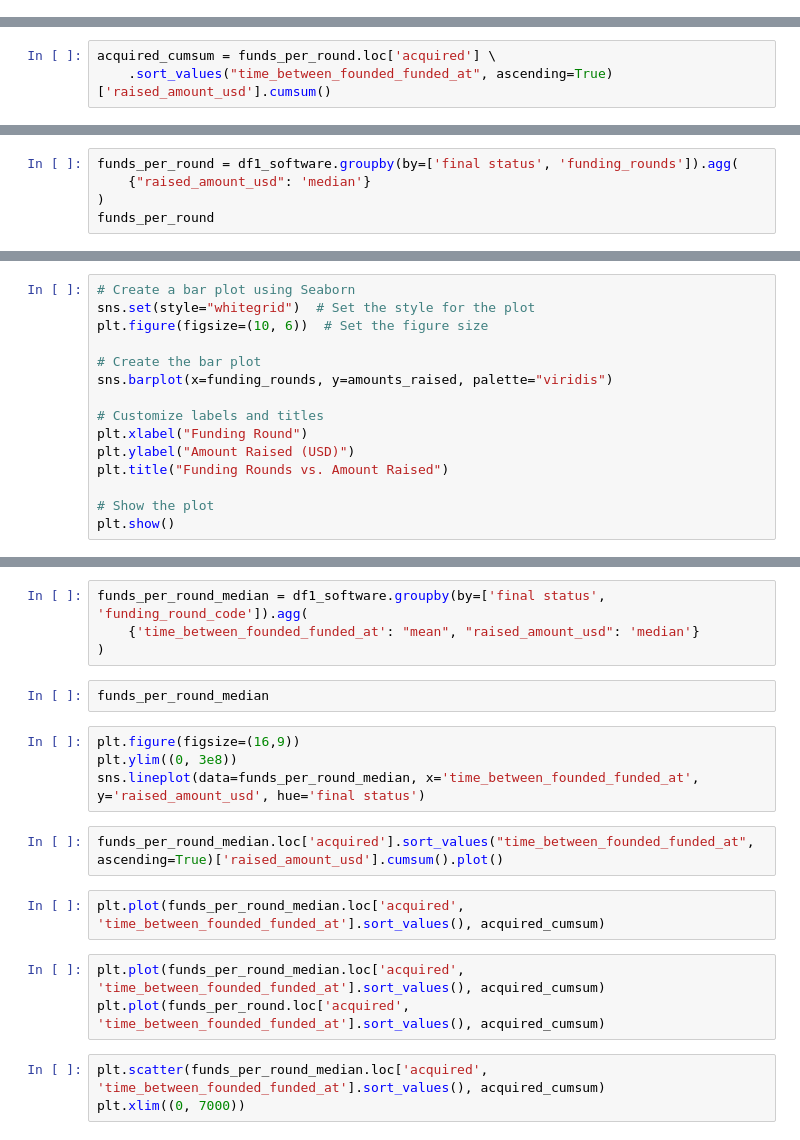
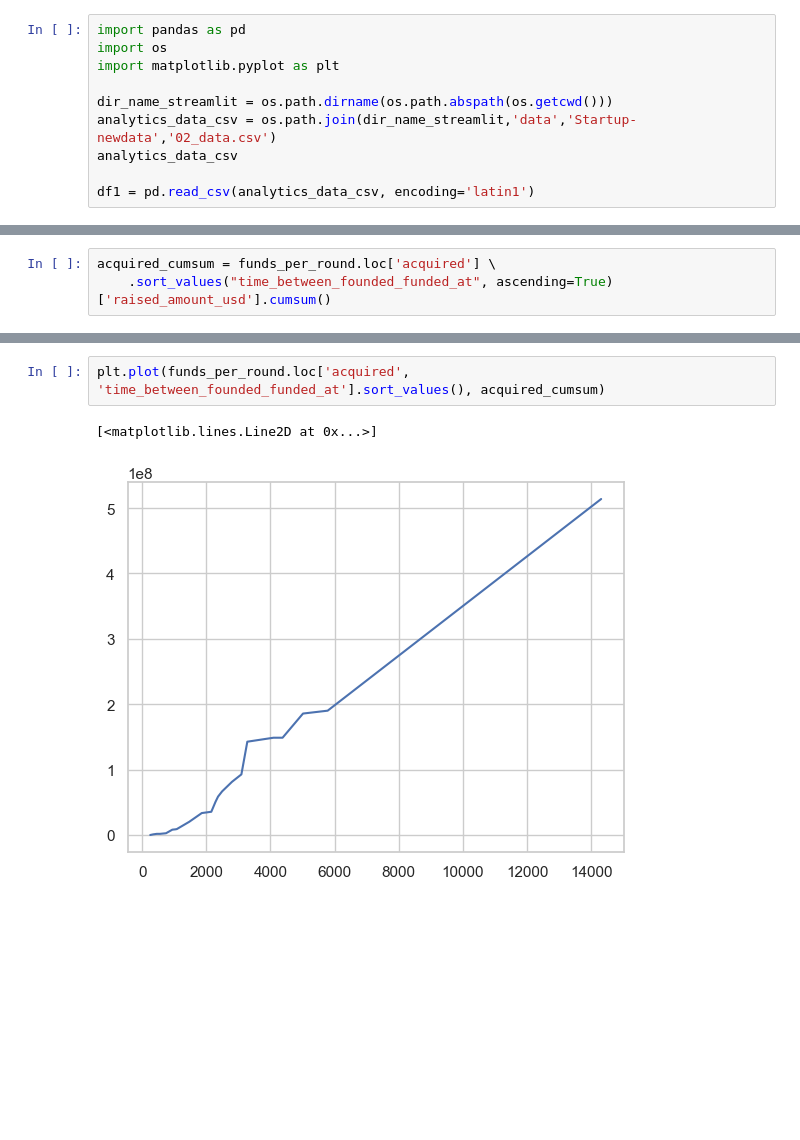
Before and after one commit to aamruth/triumph-venture, a Jupyter notebook: notebooks/AS_01_Dataset_Preprocessing.ipynb, the cells around one changed output, grey strips where cells are left out. Saved outputs shown, nothing was run; the diff lists cells and outputs as text; blank space fills up the shorter version.

```diff
--- a/notebooks/AS_01_Dataset_Preprocessing.ipynb
+++ b/notebooks/AS_01_Dataset_Preprocessing.ipynb
@@ -1131,5 +1130,15 @@ Index(['company_permalink', 'company_name', 'company_country_code',
        'founded_at', 'first_funding_at', 'last_funding_at',
        'time_between_founded_funded_at', 'Continent_Name'],
       dtype='object')
+# %%
+import pandas as pd
+import os
+import matplotlib.pyplot as plt
+
+dir_name_streamlit = os.path.dirname(os.path.abspath(os.getcwd()))
+analytics_data_csv = os.path.join(dir_name_streamlit,'data','Startup-newdata','02_data.csv')
+analytics_data_csv
+
+df1 = pd.read_csv(analytics_data_csv, encoding='latin1')
 # %%
 df1_software = df1[df1["Industry_Group_x"] == 'Software']
@@ -1241,5 +1180,0 @@ plt.plot(funds_per_round.loc['acquired', 'time_between_founded_funded_at'].sort_
-# %%
-funds_per_round = df1_software.groupby(by=['final status', 'funding_rounds']).agg(
-    {"raised_amount_usd": 'median'}
-)
-funds_per_round
@@ -1290,15 +1180,0 @@ Name: raised_amount_usd, dtype: float64
-# %%
-# Create a bar plot using Seaborn
-sns.set(style="whitegrid")  # Set the style for the plot
-plt.figure(figsize=(10, 6))  # Set the figure size
-
-# Create the bar plot
-sns.barplot(x=funding_rounds, y=amounts_raised, palette="viridis")
-
-# Customize labels and titles
-plt.xlabel("Funding Round")
-plt.ylabel("Amount Raised (USD)")
-plt.title("Funding Rounds vs. Amount Raised")
-
-# Show the plot
-plt.show()
@@ -1311,20 +1181,5 @@ plt.xlim((0, 7000))
-# %%
-funds_per_round_median = df1_software.groupby(by=['final status', 'funding_round_code']).agg(
-    {'time_between_founded_funded_at': "mean", "raised_amount_usd": 'median'}
-)
-# %%
-funds_per_round_median
-# %%
-plt.figure(figsize=(16,9))
-plt.ylim((0, 3e8))
-sns.lineplot(data=funds_per_round_median, x='time_between_founded_funded_at', y='raised_amount_usd', hue='final status')
-# %%
-funds_per_round_median.loc['acquired'].sort_values("time_between_founded_funded_at", ascending=True)['raised_amount_usd'].cumsum().plot()
-# %%
-plt.plot(funds_per_round_median.loc['acquired', 'time_between_founded_funded_at'].sort_values(), acquired_cumsum)
 # %%
-plt.plot(funds_per_round_median.loc['acquired', 'time_between_founded_funded_at'].sort_values(), acquired_cumsum)
 plt.plot(funds_per_round.loc['acquired', 'time_between_founded_funded_at'].sort_values(), acquired_cumsum)
+# %% [output]
+[<matplotlib.lines.Line2D at 0x...>]
+[figure, added]
-# %%
-plt.scatter(funds_per_round_median.loc['acquired', 'time_between_founded_funded_at'].sort_values(), acquired_cumsum)
-plt.xlim((0, 7000))
```
Also changed, not shown: parts of 33 cells of this notebook.
